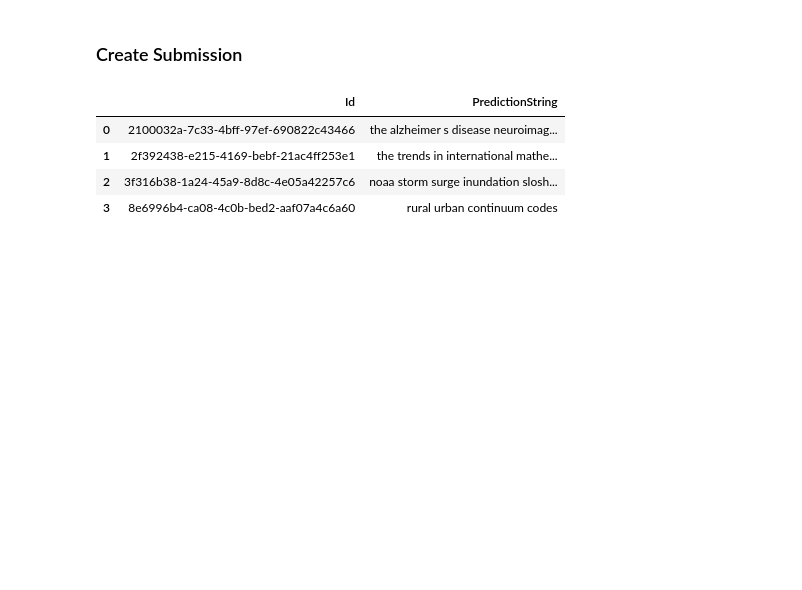
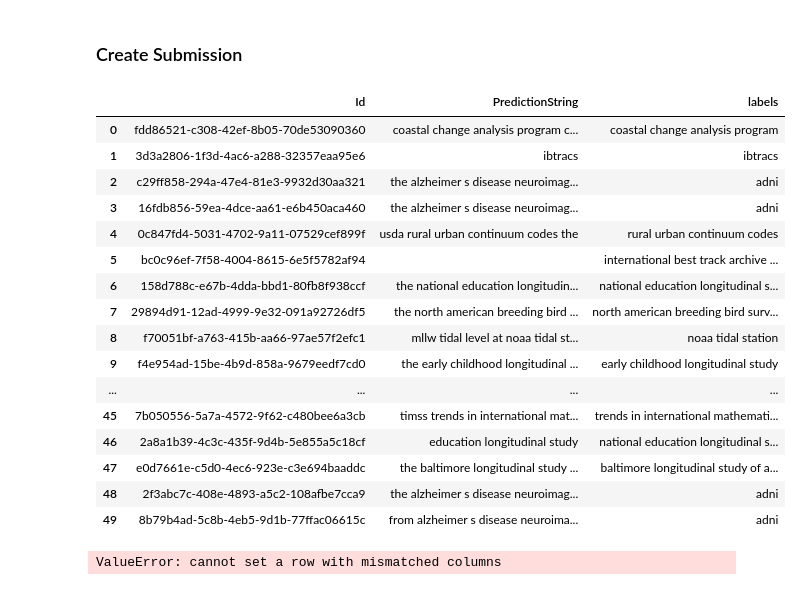
Before and after one commit to ozanzgur/kaggle_coleridge_initiative, a Jupyter notebook: kaggle_sub_crf.ipynb, the cells around one changed output. Drawn from its saved outputs; the diff is of its cells as text; code cells hidden in the pictures; blank space fills up the shorter version.

```diff
--- a/kaggle_sub_crf.ipynb
+++ b/kaggle_sub_crf.ipynb
@@ -17,6 +44,12 @@ def load_test_example_by_name(name):
         data = json.load(f)
     return data
 
+def load_train_example_by_name(name):
+    doc_path = os.path.join('data/train', name + '.json')
+    with open(doc_path) as f:
+        data = json.load(f)
+    return data
+
 def delete_file(filename):
     if os.path.exists(filename):
         os.remove(filename)
@@ -297,10 +330,11 @@ feature_extractor = TextFeatureExtractor()
 # %%
 test_preds = []
 ids = []
-for test_id in test_example_names:
+labels = []
+for test_id in val_idx[:50]:
 
     # Load and preprocess
-    doc = load_test_example_by_name(test_id)
+    doc = load_train_example_by_name(test_id)
     doc_tokens = preprocess_tokenize_doc(doc)
 
     # Extract features
@@ -320,16 +354,30 @@ for test_id in test_example_names:
 
     test_preds.append(pred_joined)
     ids.append(test_id)
+    labels.append(metadata_train.loc[metadata_train.Id == test_id, 'cleaned_label'].values[0])
 
 sub_df = pd.DataFrame(columns = ['Id', 'PredictionString'])
 sub_df['Id'] = ids
 sub_df['PredictionString'] = test_preds
+sub_df['labels'] = labels
 # %%
-pd.options.display.max_rows = 25
+pd.options.display.max_rows = 50
 sub_df
 # %% [output]
-|  | Id | PredictionString |
-| 0 | 2100032a-7c33-4bff-97ef-690822c43466 | the alzheimer s disease neuroimag... |
-| 1 | 2f392438-e215-4169-bebf-21ac4ff253e1 | the trends in international mathe... |
-| 2 | 3f316b38-1a24-45a9-8d8c-4e05a42257c6 | noaa storm surge inundation slosh... |
-| 3 | 8e6996b4-ca08-4c0b-bed2-aaf07a4c6a60 | rural urban continuum codes |
+|  | Id | PredictionString | labels |
+| 0 | fdd86521-c308-42ef-8b05-70de53090360 | coastal change analysis program c... | coastal change analysis program |
+| 1 | 3d3a2806-1f3d-4ac6-a288-32357eaa95e6 | ibtracs | ibtracs |
+| 2 | c29ff858-294a-47e4-81e3-9932d30aa321 | the alzheimer s disease neuroimag... | adni |
+| 3 | 16fdb856-59ea-4dce-aa61-e6b450aca460 | the alzheimer s disease neuroimag... | adni |
+| 4 | 0c847fd4-5031-4702-9a11-07529cef899f | usda rural urban continuum codes the | rural urban continuum codes |
+| 5 | bc0c96ef-7f58-4004-8615-6e5f5782af94 |  | international best track archive ... |
+| 6 | 158d788c-e67b-4dda-bbd1-80fb8f938ccf | the national education longitudin... | national education longitudinal s... |
+| 7 | 29894d91-12ad-4999-9e32-091a92726df5 | the north american breeding bird ... | north american breeding bird surv... |
+| 8 | f70051bf-a763-415b-aa66-97ae57f2efc1 | mllw tidal level at noaa tidal st... | noaa tidal station |
+| 9 | f4e954ad-15be-4b9d-858a-9679eedf7cd0 | the early childhood longitudinal ... | early childhood longitudinal study |
+| ... | ... | ... | ... |
+| 45 | 7b050556-5a7a-4572-9f62-c480bee6a3cb | timss trends in international mat... | trends in international mathemati... |
+| 46 | 2a8a1b39-4c3c-435f-9d4b-5e855a5c18cf | education longitudinal study | national education longitudinal s... |
+| 47 | e0d7661e-c5d0-4ec6-923e-c3e694baaddc | the baltimore longitudinal study ... | baltimore longitudinal study of a... |
+| 48 | 2f3abc7c-408e-4893-a5c2-108afbe7cca9 | the alzheimer s disease neuroimag... | adni |
+| 49 | 8b79b4ad-5c8b-4eb5-9d1b-77ffac06615c | from alzheimer s disease neuroima... | adni |
@@ -335,0 +386,4 @@ sub_df
+# %%
+sub_df.loc[len(sub_df)] = ['id']
+# %% [output]
+ValueError: cannot set a row with mismatched columns
```
Also changed, not shown: parts of 4 cells of this notebook, 4 other files.
